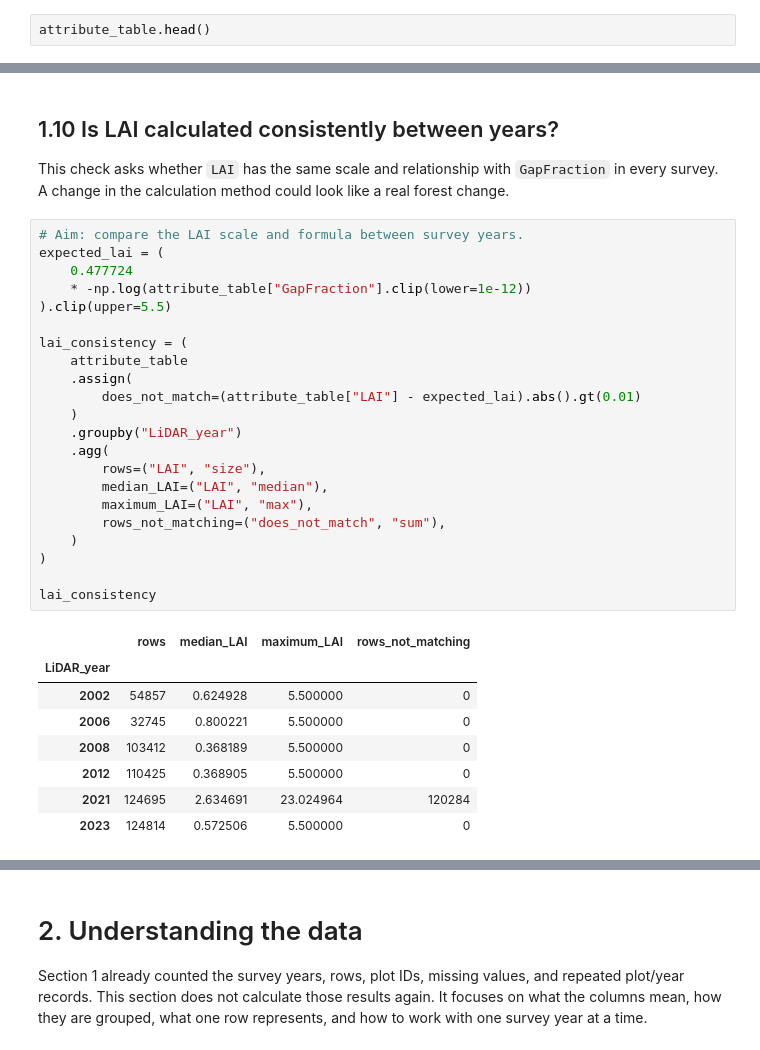
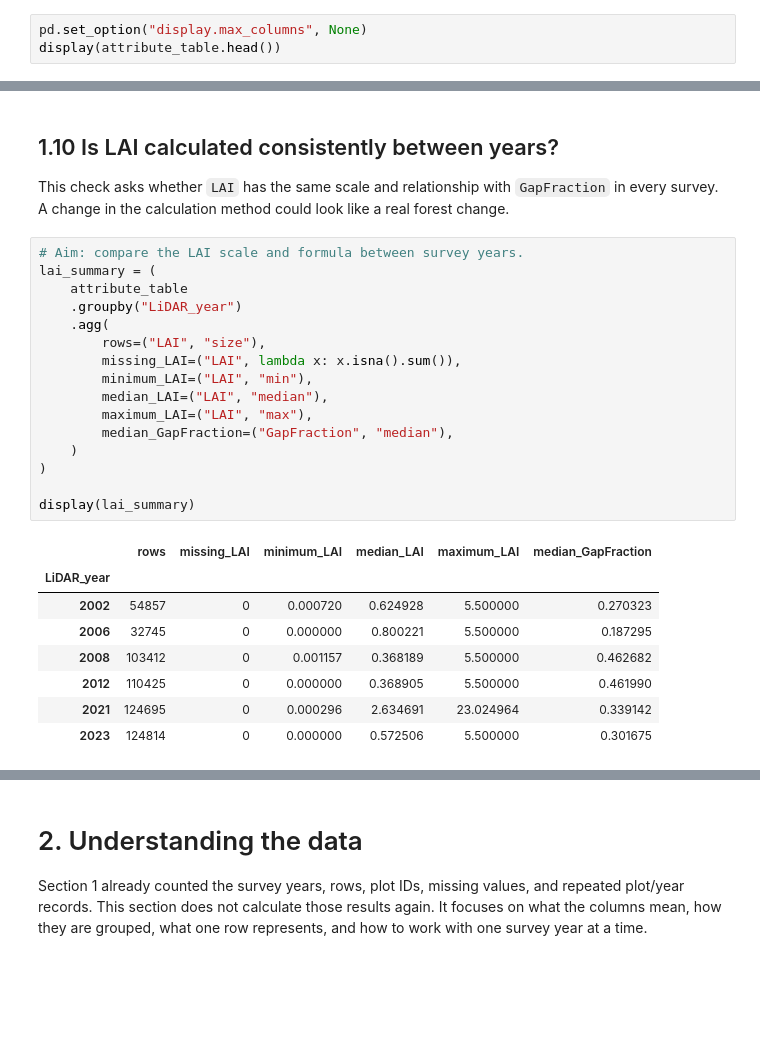
Before and after one commit to shreeyagorasia/forest_diss, a Jupyter notebook: data_exploration_gpkg/notebooks/lidar_years_data_understanding.ipynb, the cells around one changed output, grey strips where cells are left out. Saved outputs shown, nothing was run; the diff lists cells and outputs as text; blank space fills up the shorter version.

```diff
--- a/data_exploration_gpkg/notebooks/lidar_years_data_understanding.ipynb
+++ b/data_exploration_gpkg/notebooks/lidar_years_data_understanding.ipynb
@@ -37,7 +51,8 @@ attribute_table.shape
 # %% [output]
 (550948, 23)
 # %%
-attribute_table.head()
+pd.set_option("display.max_columns", None)
+display(attribute_table.head())
 # %% [output]
 |  | CanopyCover | GapFraction | LAI | elev_percentile_95th | AOI | LiDAR_year | block | identification | ... |
 | 0 | 0.046377 | 0.953623 | 0.022686 | 7.902629 | Aberfoyle | 2002 | 30 | 164 | ... |
@@ -747,32 +1034,26 @@ supporting_signal_summary
 This check asks whether `LAI` has the same scale and relationship with `GapFraction` in every survey. A change in the calculation method could look like a real forest change.
 # %%
 # Aim: compare the LAI scale and formula between survey years.
-expected_lai = (
-    0.477724
-    * -np.log(attribute_table["GapFraction"].clip(lower=1e-12))
-).clip(upper=5.5)
-
-lai_consistency = (
+lai_summary = (
     attribute_table
-    .assign(
-        does_not_match=(attribute_table["LAI"] - expected_lai).abs().gt(0.01)
-    )
     .groupby("LiDAR_year")
     .agg(
         rows=("LAI", "size"),
+        missing_LAI=("LAI", lambda x: x.isna().sum()),
+        minimum_LAI=("LAI", "min"),
         median_LAI=("LAI", "median"),
         maximum_LAI=("LAI", "max"),
-        rows_not_matching=("does_not_match", "sum"),
+        median_GapFraction=("GapFraction", "median"),
     )
 )
 
-lai_consistency
+display(lai_summary)
 # %% [output]
-|  | rows | median_LAI | maximum_LAI | rows_not_matching |
-| LiDAR_year |  |  |  |  |
-| 2002 | 54857 | 0.624928 | 5.500000 | 0 |
-| 2006 | 32745 | 0.800221 | 5.500000 | 0 |
-| 2008 | 103412 | 0.368189 | 5.500000 | 0 |
-| 2012 | 110425 | 0.368905 | 5.500000 | 0 |
-| 2021 | 124695 | 2.634691 | 23.024964 | 120284 |
-| 2023 | 124814 | 0.572506 | 5.500000 | 0 |
+|  | rows | missing_LAI | minimum_LAI | median_LAI | maximum_LAI | median_GapFraction |
+| LiDAR_year |  |  |  |  |  |  |
+| 2002 | 54857 | 0 | 0.000720 | 0.624928 | 5.500000 | 0.270323 |
+| 2006 | 32745 | 0 | 0.000000 | 0.800221 | 5.500000 | 0.187295 |
+| 2008 | 103412 | 0 | 0.001157 | 0.368189 | 5.500000 | 0.462682 |
+| 2012 | 110425 | 0 | 0.000000 | 0.368905 | 5.500000 | 0.461990 |
+| 2021 | 124695 | 0 | 0.000296 | 2.634691 | 23.024964 | 0.339142 |
+| 2023 | 124814 | 0 | 0.000000 | 0.572506 | 5.500000 | 0.301675 |
```
Also changed, not shown: parts of 40 cells of this notebook, 9 other files.
